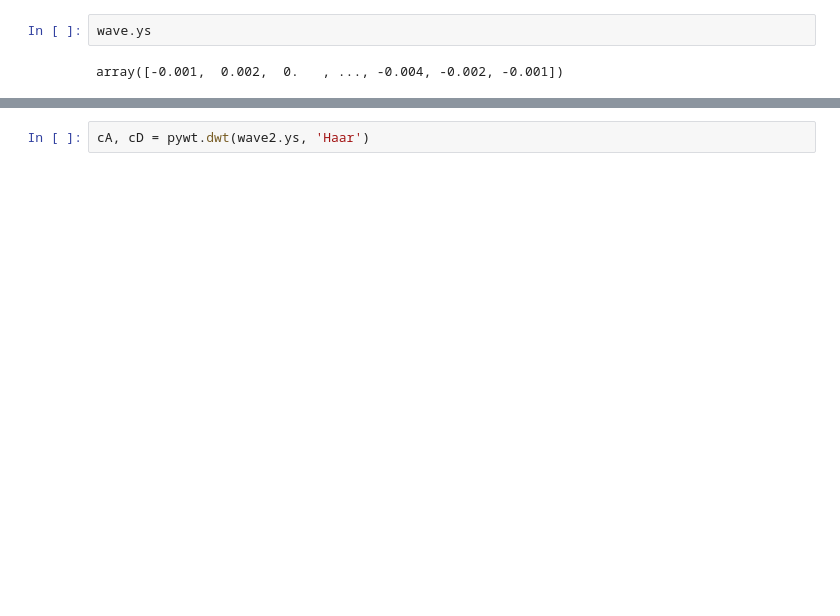
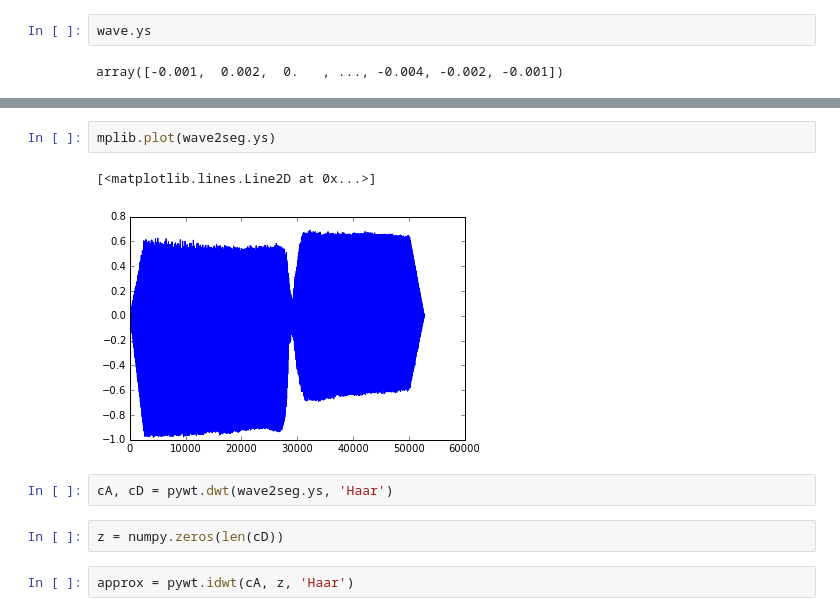
Before and after one commit to dinopants174/SigSys_Final_Project, a Jupyter notebook: Haar_Audio.ipynb, the cells around one changed output, grey strips where cells are left out. Drawn from its saved outputs; the diff is of its cells as text; blank space fills up the shorter version.

```diff
--- a/Haar_Audio.ipynb
+++ b/Haar_Audio.ipynb
@@ -34,3 +45,12 @@ w = pywt.Wavelet('Haar')
+# %%
+mplib.plot(wave2seg.ys)
+# %% [output]
+[<matplotlib.lines.Line2D at 0x...>]
+[figure, added]
 # %%
-cA, cD = pywt.dwt(wave2.ys, 'Haar')
+cA, cD = pywt.dwt(wave2seg.ys, 'Haar')
+# %%
+z = numpy.zeros(len(cD))
+# %%
+approx = pywt.idwt(cA, z, 'Haar')
 # %%
```
Also changed, not shown: parts of 10 cells of this notebook.
